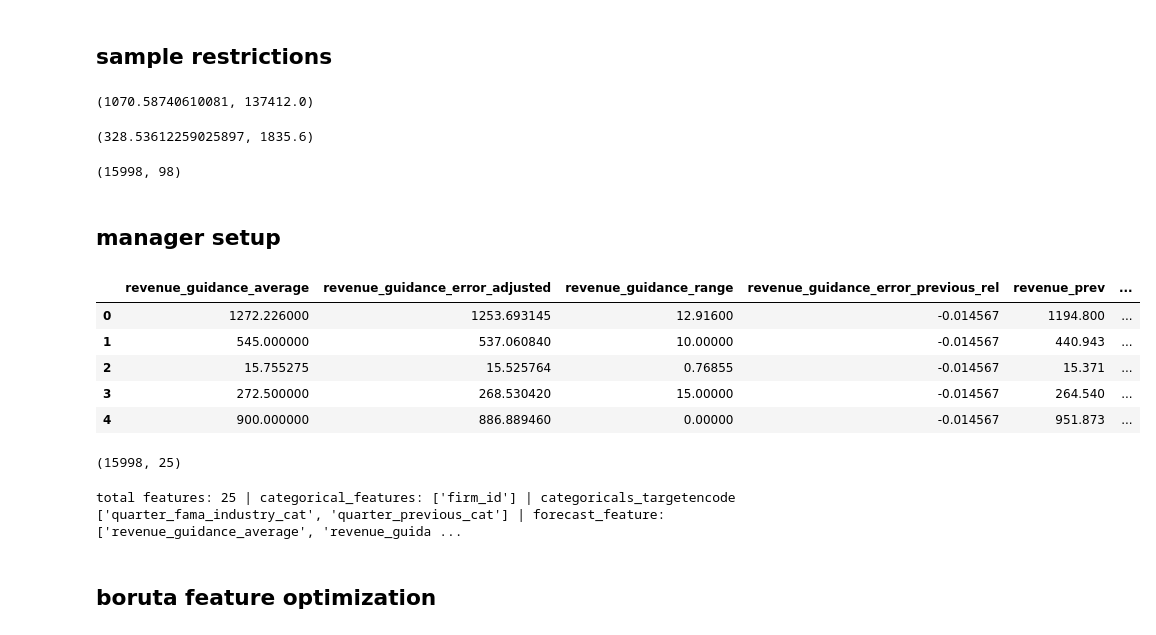
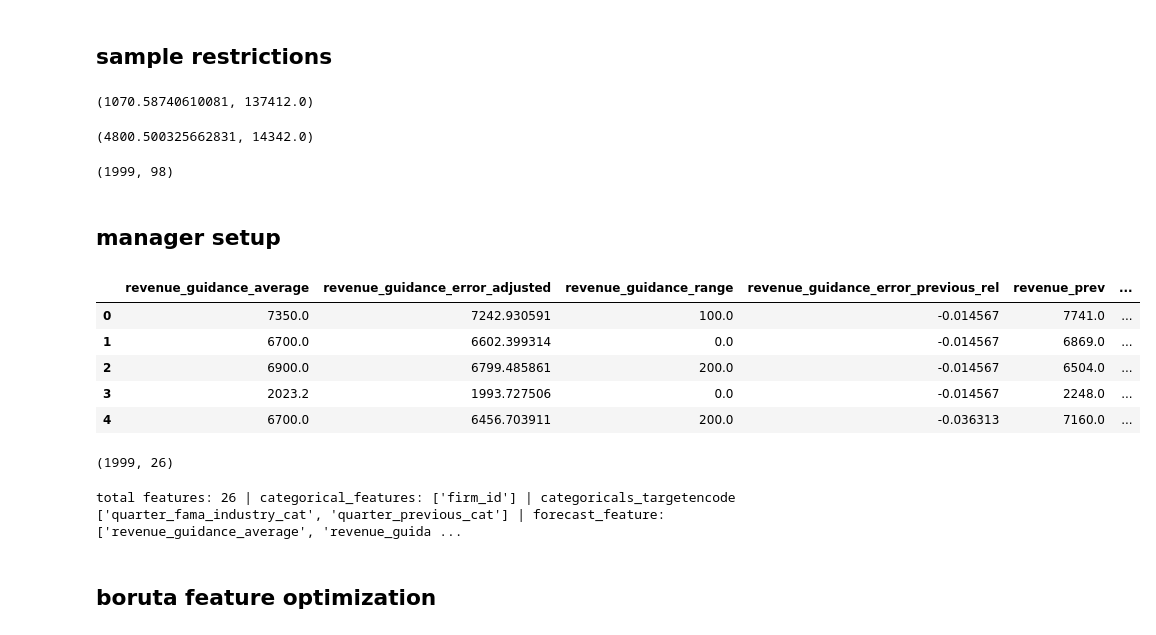
Before and after one commit to hannez11/revenue-forecasting, a Jupyter notebook: 011523_Forecasting_Models_LargestFirms.ipynb, the cells around one changed output. Drawn from its saved outputs; the diff is of its cells as text; code cells hidden in the pictures.

```diff
--- a/011323_Guidance_Models.ipynb
+++ b/011523_Forecasting_Models_LargestFirms.ipynb
@@ -287,21 +287,20 @@ df = df_raw.copy()
 
 # drop revenues >90% percentile
 df["actual_revenue"].mean(), df["actual_revenue"].max()
-df = df[(df["actual_revenue"] <= df["actual_revenue"].quantile(.90))] # see geertsema paper
-# df = df[(df["actual_revenue"] >= df["actual_revenue"].quantile(0.0)) & (df["actual_revenue"] <= df["actual_revenue"].quantile(.98))] # 49360.0: highest msft
+df = df[(df["actual_revenue"] >= df["actual_revenue"].quantile(0.9)) & (df["actual_revenue"] <= df["actual_revenue"].quantile(.990))] # 49360.0: highest msft
 df["actual_revenue"].mean(), df["actual_revenue"].max()
 
 # cv: restrict to 80% | keep 20% as holdout
 ###############################
-df = df.iloc[:(int(df.shape[0]*0.8)), ]
+# df = df.iloc[:(int(df.shape[0]*0.8)), ]
 ###############################
 
 df = df.reset_index(drop=True)
 df.shape
 # %% [output]
 (1070.58740610081, 137412.0)
-(328.53612259025897, 1835.6)
+(4800.500325662831, 14342.0)
-(15998, 98)
+(1999, 98)
 # %% [markdown]
 ## manager setup
 # %%
@@ -310,33 +309,33 @@ boruta_feats_manager = ['revenue_guidance_average', 'revenue_guidance_error_prev
 # %%
 y = df["actual_revenue"] # dependent variable
 
 forecast_feature = ["revenue_guidance_average", "revenue_guidance_error_adjusted", "revenue_guidance_range", "revenue_guidance_error_previous_rel"]
 
 # X_all = df.drop(columns=["actual_revenue"] + df.filter(regex="guidance|analyst").columns.tolist()).iloc[:, df.columns.get_loc("firm_id"):]
 # floats = X_all.select_dtypes(include=[float]).columns.to_list()
-floats = boruta_feats_manager[:21]
+floats = boruta_feats_manager[:22]
 
 # print(df.select_dtypes(include=['category']).columns.to_list())
 categoricals_targetencode = ['quarter_fama_industry_cat', "quarter_previous_cat"]
 categoricals = ["firm_id"]
 
 features = forecast_feature + floats + categoricals_targetencode + categoricals
 X = df[pd.unique(features).tolist()].copy() # drop duplicate features
 
 # one_hot_encode() # irrelevant for lgbm
 
 X.head()
 X.shape
 print(f"total features: {X.shape[1]} | categorical_features: {categoricals} | categoricals_targetencode {categoricals_targetencode} | forecast_feature: {forecast_feature}")
 # %% [output]
 |  | revenue_guidance_average | revenue_guidance_error_adjusted | revenue_guidance_range | revenue_guidance_error_previous_rel | revenue_prev | ... |
-| 0 | 1272.226000 | 1253.693145 | 12.91600 | -0.014567 | 1194.800 | ... |
-| 1 | 545.000000 | 537.060840 | 10.00000 | -0.014567 | 440.943 | ... |
-| 2 | 15.755275 | 15.525764 | 0.76855 | -0.014567 | 15.371 | ... |
-| 3 | 272.500000 | 268.530420 | 15.00000 | -0.014567 | 264.540 | ... |
-| 4 | 900.000000 | 886.889460 | 0.00000 | -0.014567 | 951.873 | ... |
+| 0 | 7350.0 | 7242.930591 | 100.0 | -0.014567 | 7741.0 | ... |
+| 1 | 6700.0 | 6602.399314 | 0.0 | -0.014567 | 6869.0 | ... |
+| 2 | 6900.0 | 6799.485861 | 200.0 | -0.014567 | 6504.0 | ... |
+| 3 | 2023.2 | 1993.727506 | 0.0 | -0.014567 | 2248.0 | ... |
+| 4 | 6700.0 | 6456.703911 | 200.0 | -0.036313 | 7160.0 | ... |
-(15998, 25)
+(1999, 26)
-total features: 25 | categorical_features: ['firm_id'] | categoricals_targetencode ['quarter_fama_industry_cat', 'quarter_previous_cat'] | forecast_feature: ['revenue_guidance_average', 'revenue_guida ...
+total features: 26 | categorical_features: ['firm_id'] | categoricals_targetencode ['quarter_fama_industry_cat', 'quarter_previous_cat'] | forecast_feature: ['revenue_guidance_average', 'revenue_guida ...
 # %% [markdown]
 ## boruta feature optimization
 # %% [markdown]
```
Also changed, not shown: parts of 20 cells of this notebook, 4 other files.
